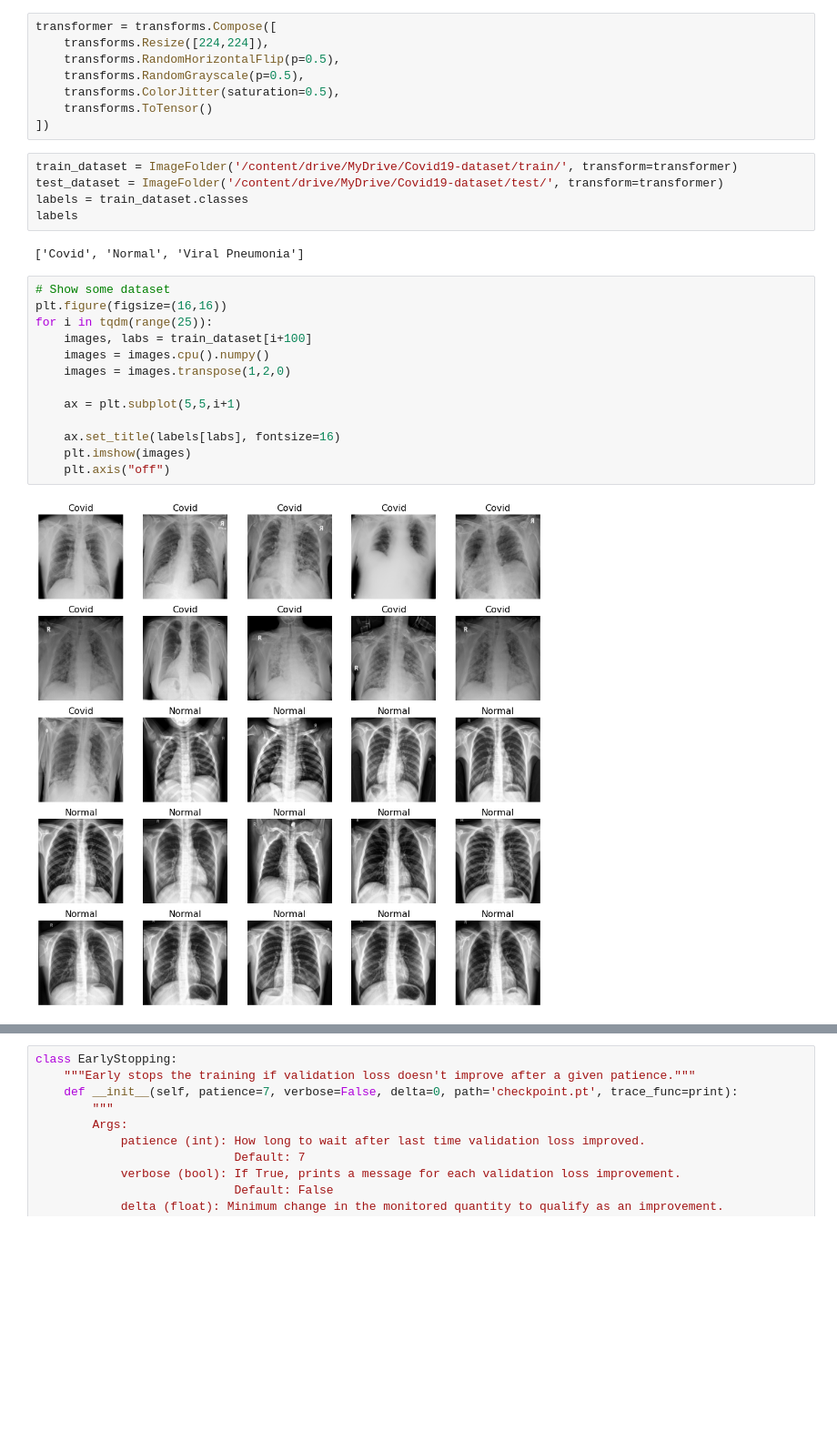
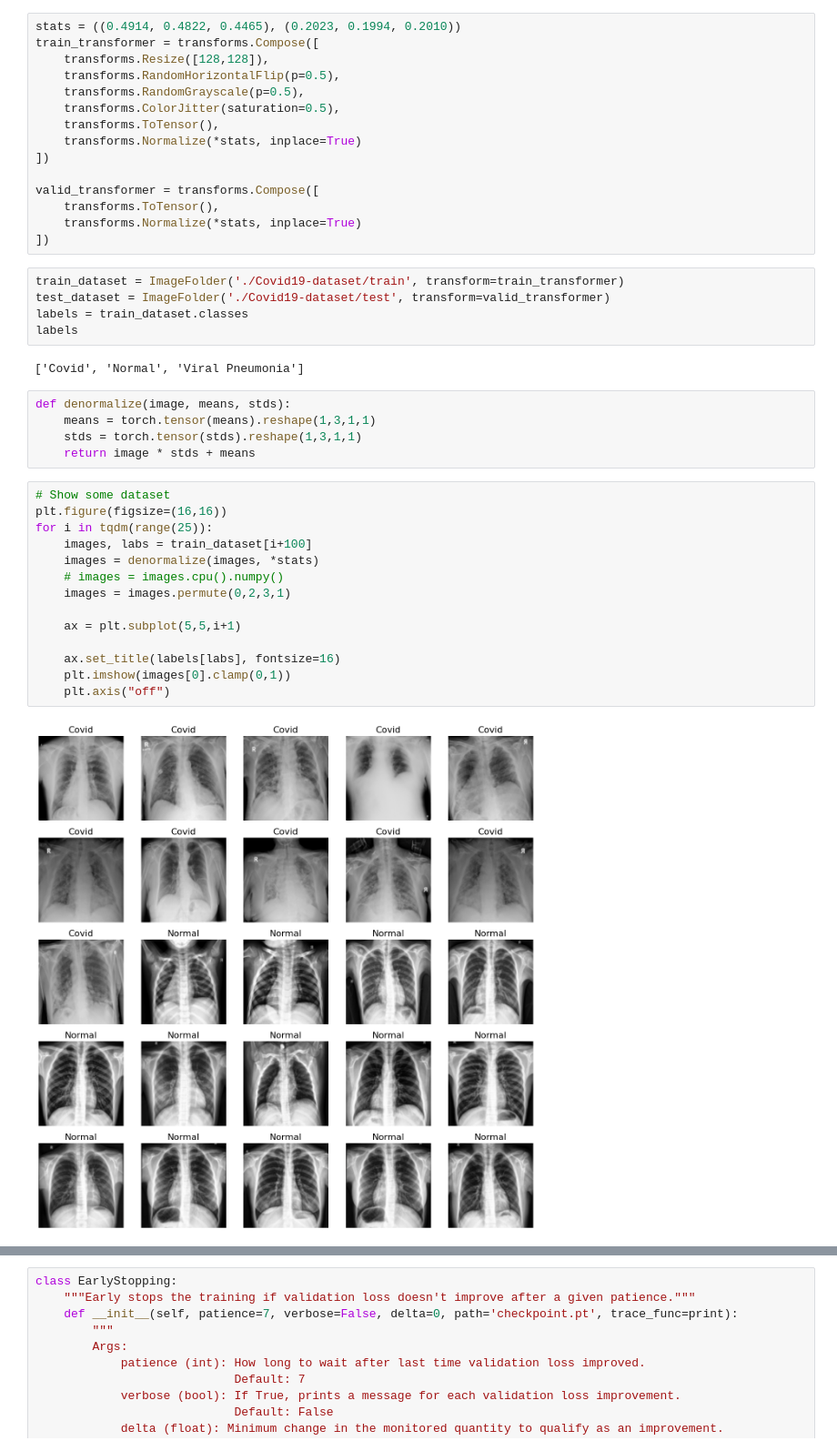
Before and after one commit to cencencendi/CNN_Covid, a Jupyter notebook: TugasAI_2_NNApplication.ipynb, the cells around one changed output, grey strips where cells are left out. Shown at 91% size. Drawn from its saved outputs; the diff is of its cells as text; blank space fills up the shorter version.

```diff
--- a/TugasAI_2_NNApplication.ipynb
+++ b/TugasAI_2_NNApplication.ipynb
@@ -22,33 +17,46 @@ print("Device", device)
 # %% [output]
 Device cuda
 # %%
-transformer = transforms.Compose([
-    transforms.Resize([224,224]),
+stats = ((0.4914, 0.4822, 0.4465), (0.2023, 0.1994, 0.2010))
+train_transformer = transforms.Compose([
+    transforms.Resize([128,128]),
     transforms.RandomHorizontalFlip(p=0.5),
     transforms.RandomGrayscale(p=0.5),
     transforms.ColorJitter(saturation=0.5),
-    transforms.ToTensor()
+    transforms.ToTensor(),
+    transforms.Normalize(*stats, inplace=True)
 ])
+
+valid_transformer = transforms.Compose([
+    transforms.ToTensor(),
+    transforms.Normalize(*stats, inplace=True)
+])
 # %%
-train_dataset = ImageFolder('/content/drive/MyDrive/Covid19-dataset/train/', transform=transformer)
-test_dataset = ImageFolder('/content/drive/MyDrive/Covid19-dataset/test/', transform=transformer)
+train_dataset = ImageFolder('./Covid19-dataset/train', transform=train_transformer)
+test_dataset = ImageFolder('./Covid19-dataset/test', transform=valid_transformer)
 labels = train_dataset.classes
 labels
 # %% [output]
 ['Covid', 'Normal', 'Viral Pneumonia']
+# %%
+def denormalize(image, means, stds):
+    means = torch.tensor(means).reshape(1,3,1,1)
+    stds = torch.tensor(stds).reshape(1,3,1,1)
+    return image * stds + means
 # %%
 # Show some dataset
 plt.figure(figsize=(16,16))
 for i in tqdm(range(25)):
     images, labs = train_dataset[i+100]
-    images = images.cpu().numpy()
-    images = images.transpose(1,2,0)
+    images = denormalize(images, *stats)
+    # images = images.cpu().numpy()
+    images = images.permute(0,2,3,1)
 
     ax = plt.subplot(5,5,i+1)
 
     ax.set_title(labels[labs], fontsize=16)
-    plt.imshow(images)
+    plt.imshow(images[0].clamp(0,1))
     plt.axis("off")
 # %% [output]
-[figure, old version]
+[figure, new version]
 # %%
```
Also changed, not shown: parts of 9 cells of this notebook.
